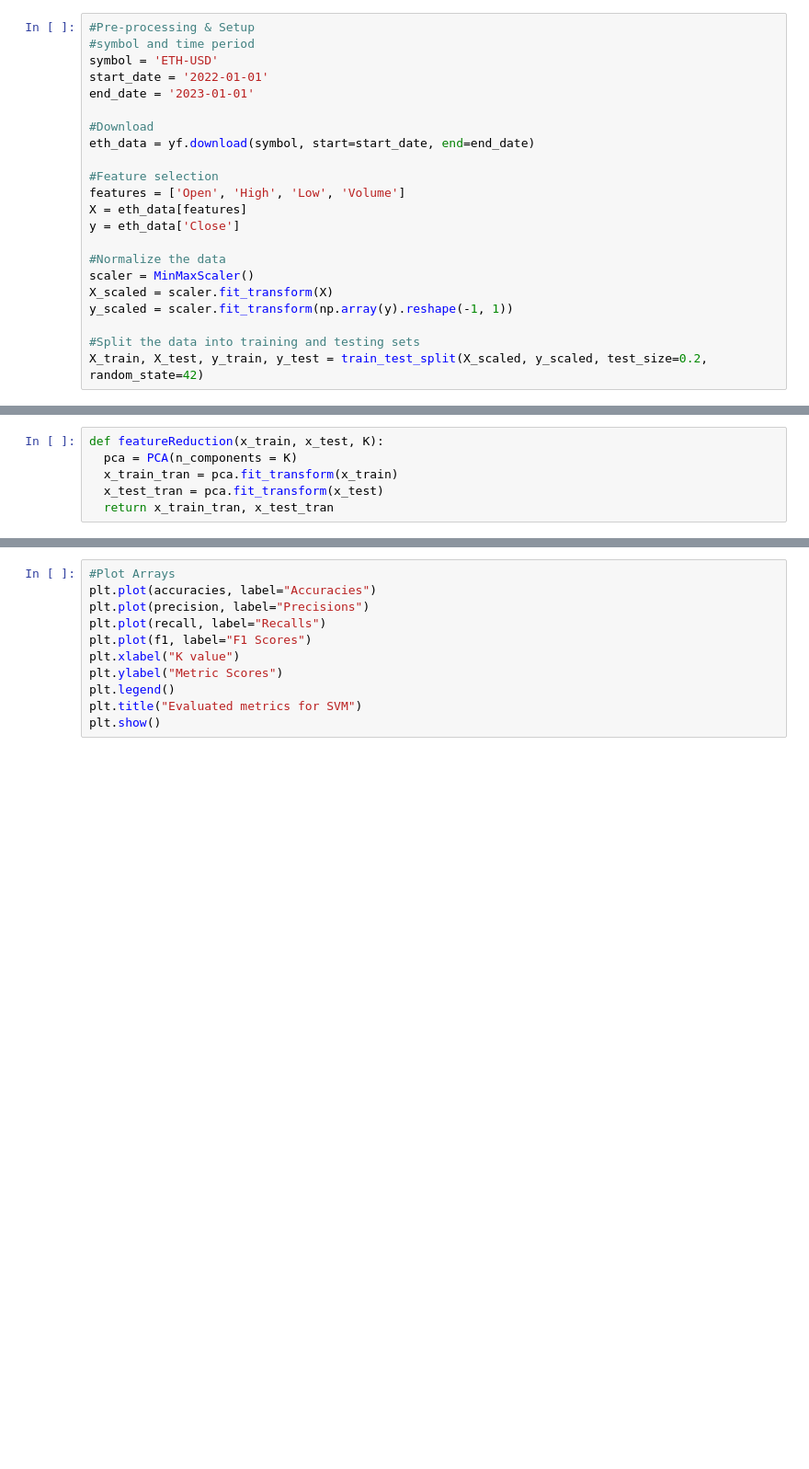
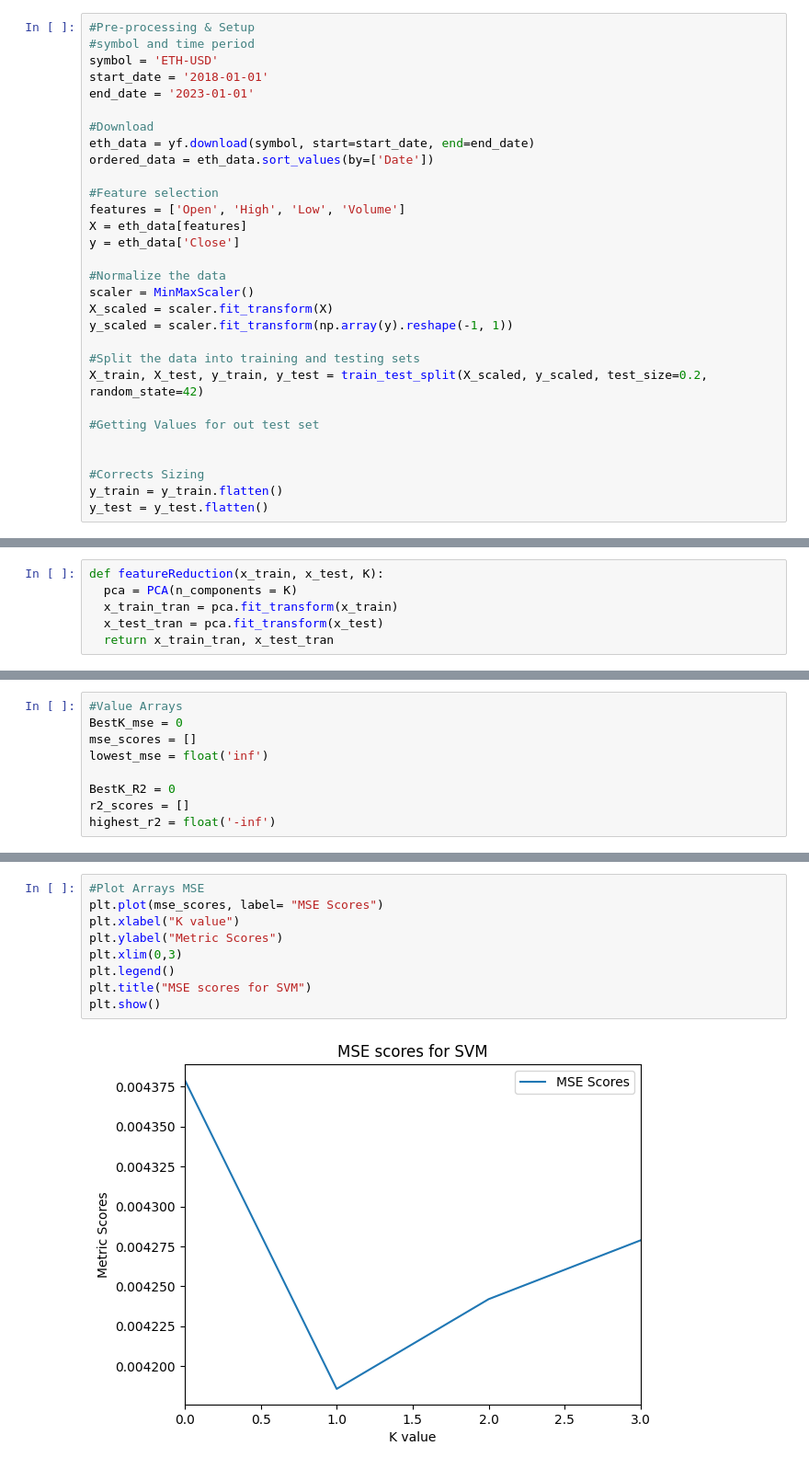
Before and after one commit to BrockH3/ML_Project, a Jupyter notebook: ML_Final_Project_SVR.ipynb, the cells around one changed output, grey strips where cells are left out. Shown: that part at 92% size. Saved outputs shown, nothing was run; the diff lists cells and outputs as text; blank space fills up the shorter version.

Commit message:
Here is the correct code

```diff
--- a/ML_Final_Project_SVR.ipynb
+++ b/ML_Final_Project_SVR.ipynb
@@ -21,11 +17,12 @@ import math
 #Pre-processing & Setup
 #symbol and time period
 symbol = 'ETH-USD'
-start_date = '2022-01-01'
+start_date = '2018-01-01'
 end_date = '2023-01-01'
 
 #Download
 eth_data = yf.download(symbol, start=start_date, end=end_date)
+ordered_data = eth_data.sort_values(by=['Date'])
 
 #Feature selection
 features = ['Open', 'High', 'Low', 'Volume']
@@ -39,5 +36,12 @@ y_scaled = scaler.fit_transform(np.array(y).reshape(-1, 1))
 
 #Split the data into training and testing sets
 X_train, X_test, y_train, y_test = train_test_split(X_scaled, y_scaled, test_size=0.2, random_state=42)
+
+#Getting Values for out test set
+
+
+#Corrects Sizing
+y_train = y_train.flatten()
+y_test = y_test.flatten()
 # %% [output]
 [*********************100%%**********************]  1 of 1 completed
@@ -57,2 +56,11 @@ f1 = []
+# %%
+#Value Arrays
+BestK_mse = 0
+mse_scores = []
+lowest_mse = float('inf')
+
+BestK_R2 = 0
+r2_scores = []
+highest_r2 = float('-inf')
 # %%
 #Calculating Values
@@ -81,11 +103,11 @@ ValueError: Unknown label type: continuous. Maybe you are trying to fit a classi
 # %%
-#Plot Arrays
-plt.plot(accuracies, label="Accuracies")
-plt.plot(precision, label="Precisions")
-plt.plot(recall, label="Recalls")
-plt.plot(f1, label="F1 Scores")
+#Plot Arrays MSE
+plt.plot(mse_scores, label= "MSE Scores")
 plt.xlabel("K value")
 plt.ylabel("Metric Scores")
+plt.xlim(0,3)
 plt.legend()
-plt.title("Evaluated metrics for SVM")
+plt.title("MSE scores for SVM")
 plt.show()
+# %% [output]
+[figure, added]
```
Also changed, not shown: parts of 15 cells of this notebook.
